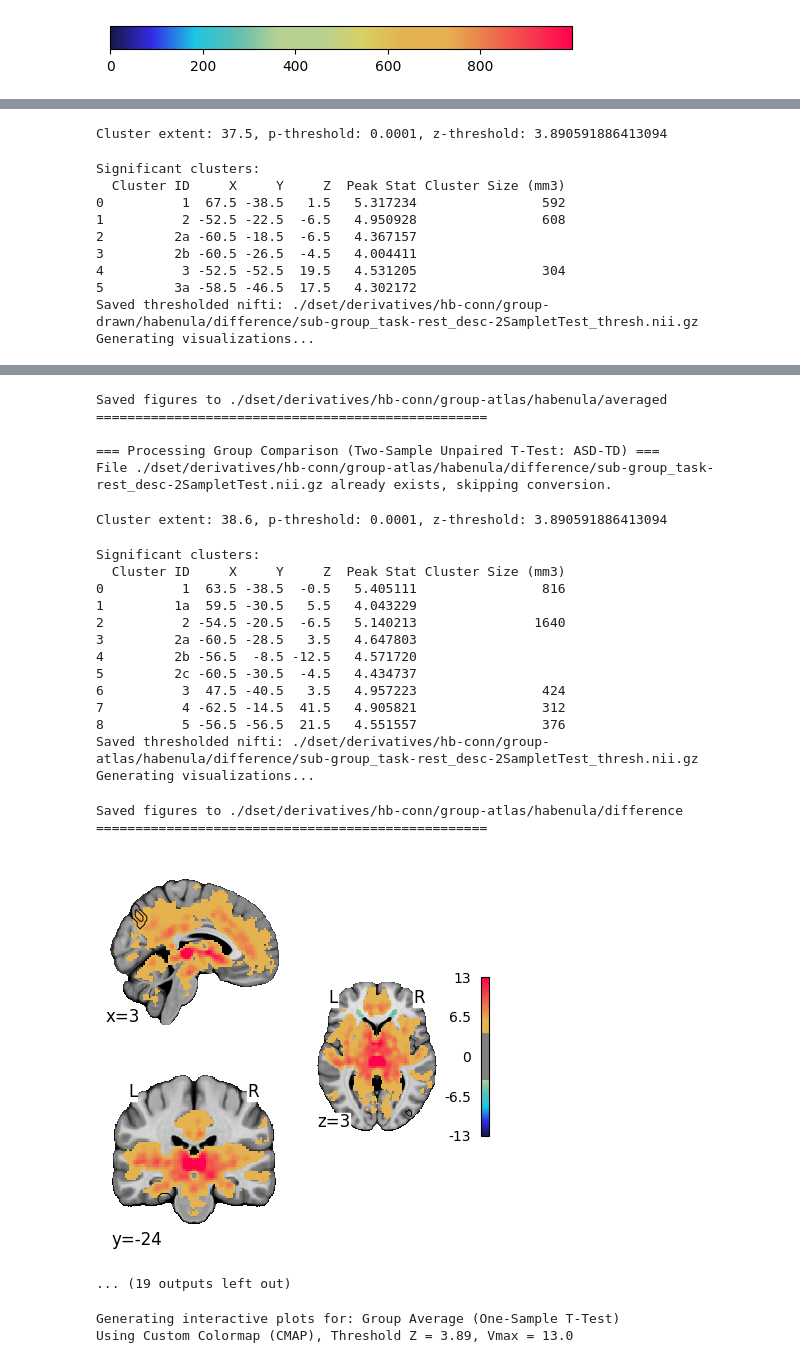
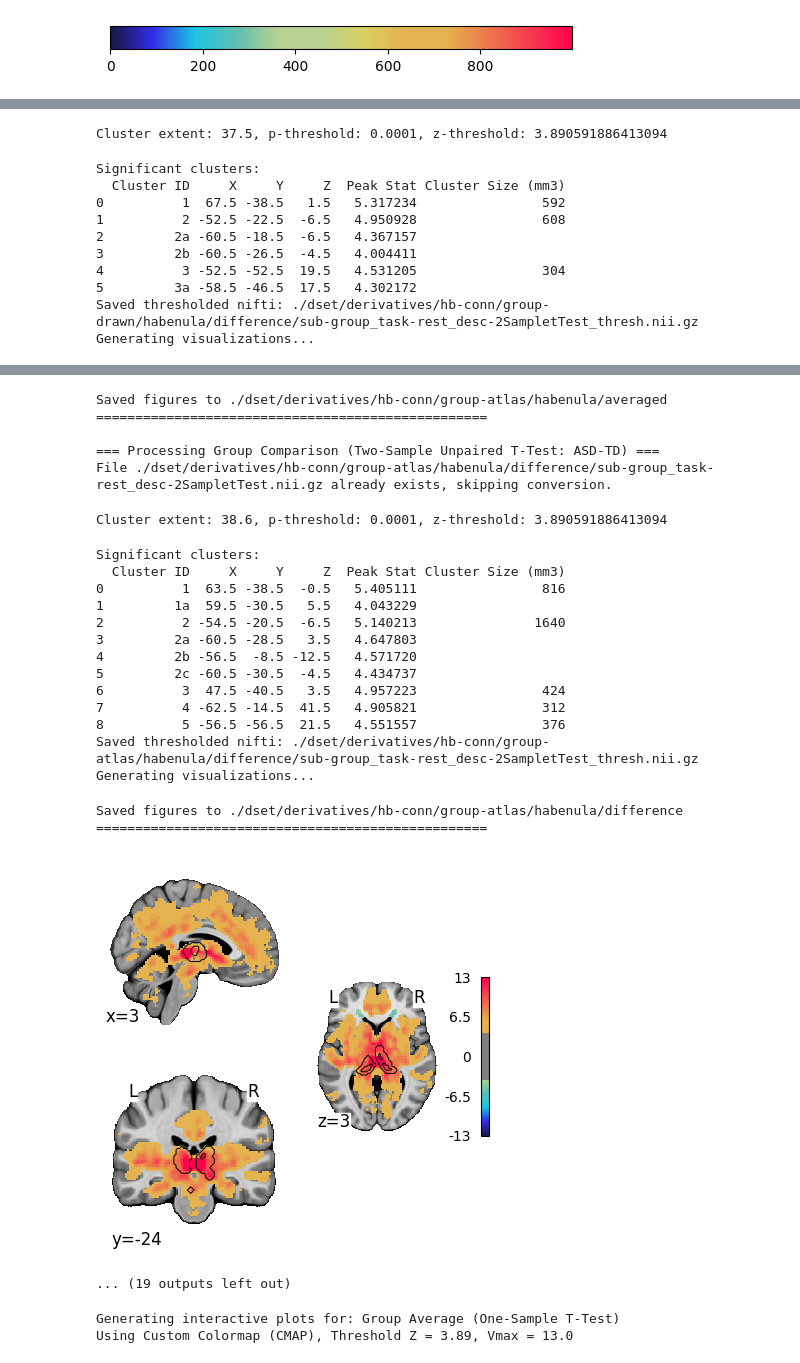
Before and after one commit to chlohamp/habenula-comparison, a Jupyter notebook: plot-hcpex.ipynb, the cells around one changed output, grey strips where cells are left out. Cells and saved outputs as stored; diff of their text form; code cells hidden in the pictures.

Commit message:
selecting specific regions to plot

```diff
--- a/plot-hcpex.ipynb
+++ b/plot-hcpex.ipynb
@@ -55,19 +55,13 @@ atlas_hcpex_filename = join(atlas_dir, "HCPex_2mm.nii")
 hcpex_img = nib.load(atlas_hcpex_filename)
 hcpex_data = np.rint(hcpex_img.get_fdata()).astype(np.int32)
 
-# Replace these integers with the specific HCPex region IDs you want to trace
-target_regions = [45, 82, 112, 205, 310]
+# 1-Sample t-Test regions (top 15 by Mean Z-score)
+target_regions_1s = [406, 373, 401, 368, 397, 390, 410, 377, 364, 404, 407, 374, 395, 402, 403]
 
-# Set any region label NOT in your target list to 0 (background)
-filtered_data = np.where(np.isin(hcpex_data, target_regions), hcpex_data, 0)
-
-# Overwrite the global hcpex_img with the newly filtered region data
-hcpex_img = nib.Nifti1Image(filtered_data, hcpex_img.affine, hcpex_img.header)
-
-# Precompute contour levels that trace parcel borders in volume space
-hcpex_labels = np.unique(filtered_data)
-hcpex_labels = hcpex_labels[hcpex_labels > 0]
-hcpex_levels = (hcpex_labels - 0.5).tolist()
+# 2-Sample t-Test regions (top 15 by Mean Z-score)
+target_regions_2s = [64, 244, 66, 63, 61, 241, 94, 118, 271]
+# NOTE: hcpex_img is filtered per test inside the plotting loop (Cell 9)
+# so that each PNG shows only the relevant target regions.
 # %%
 from nilearn.plotting import plot_roi, show
 
@@ -459,6 +453,12 @@ for group_dir in group_dirs:
         nib.save(nii_thr_img, thresh_fn)
         print(f"Saved thresholded nifti: {thresh_fn}")
 
+        # Update global hcpex_img so plot_vol / plot_surf overlay only the
+        # target regions that belong to THIS test type.
+        target_regions = target_regions_1s if test == "1s" else target_regions_2s
+        filtered_data = np.where(np.isin(hcpex_data, target_regions), hcpex_data, 0)
+        hcpex_img = nib.Nifti1Image(filtered_data, hcpex_img.affine, hcpex_img.header)
+
         # Generate all visualizations
         print("Generating visualizations...")
 
@@ -582,34 +582,34 @@ Significant clusters:
 6          2b -24.5  23.5  41.5   5.446703
 7          2c -32.5  39.5  33.5   5.339211
 8           3  51.5 -12.5  45.5   6.411694               1808
 9          3a  37.5 -16.5  39.5   5.935210
 ... (18 lines left out)
 28         4b  31.5 -38.5  15.5  -5.799401
 29         4c  27.5 -48.5  19.5  -5.602092
 Saved thresholded nifti: ./dset/derivatives/hb-conn/group-atlas/habenula/averaged/sub-group_task-rest_desc-1SampletTest_thresh.nii.gz
 Generating visualizations...
 Saved figures to ./dset/derivatives/hb-conn/group-atlas/habenula/averaged
 ==================================================
 
 === Processing Group Comparison (Two-Sample Unpaired T-Test: ASD-TD) ===
 File ./dset/derivatives/hb-conn/group-atlas/habenula/difference/sub-group_task-rest_desc-2SampletTest.nii.gz already exists, skipping conversion.
 Cluster extent: 38.6, p-threshold: 0.0001, z-threshold: 3.890591886413094
 Significant clusters:
   Cluster ID     X     Y     Z  Peak Stat Cluster Size (mm3)
 0          1  63.5 -38.5  -0.5   5.405111                816
 1         1a  59.5 -30.5   5.5   4.043229
 2          2 -54.5 -20.5  -6.5   5.140213               1640
 3         2a -60.5 -28.5   3.5   4.647803
 4         2b -56.5  -8.5 -12.5   4.571720
 5         2c -60.5 -30.5  -4.5   4.434737
 6          3  47.5 -40.5   3.5   4.957223                424
 7          4 -62.5 -14.5  41.5   4.905821                312
 8          5 -56.5 -56.5  21.5   4.551557                376
 Saved thresholded nifti: ./dset/derivatives/hb-conn/group-atlas/habenula/difference/sub-group_task-rest_desc-2SampletTest_thresh.nii.gz
 Generating visualizations...
 Saved figures to ./dset/derivatives/hb-conn/group-atlas/habenula/difference
 ==================================================
-[figure, old version]
+[figure, new version]
 ... (19 outputs left out)
 # %%
 from nilearn.plotting import view_img, view_surf
```
Also changed, not shown: parts of 1 cell of this notebook.
